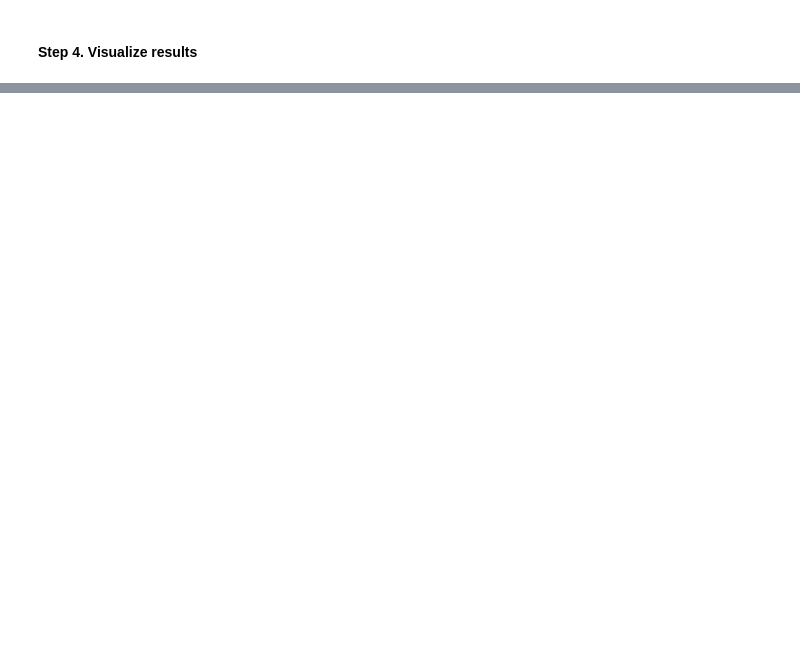
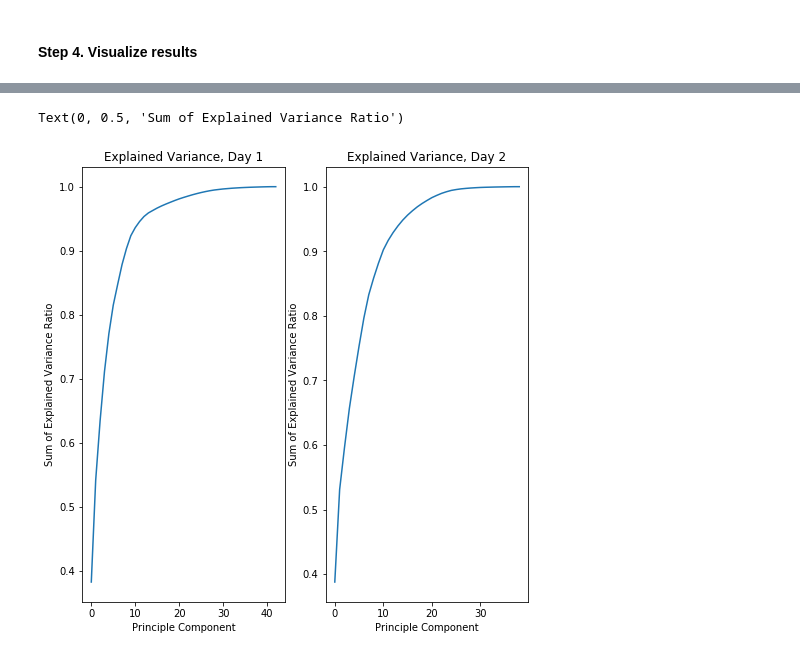
Before and after one commit to nerdslab/PyHiWA, a Jupyter notebook: HiWA-Demo.ipynb, the cells around one changed output, grey strips where cells are left out. Saved outputs shown, nothing was run; the diff lists cells and outputs as text; code cells hidden in the pictures; blank space fills up the shorter version.

```diff
--- a/HiWA-Demo.ipynb
+++ b/HiWA-Demo.ipynb
@@ -359,0 +358,16 @@ c = plt.imshow(hwa.diagnostics['C'])
+# %%
+from scipy.stats import zscore
+_, s1, _ = np.linalg.svd(zscore(ft1, axis=1))
+_, s2, _ = np.linalg.svd(zscore(ft2, axis=1))
+fig, axes = plt.subplots(1, 2, figsize=(8, 8))
+axes[0].plot(np.cumsum(s1) / np.sum(s1))
+axes[0].set_title('Explained Variance, Day 1')
+axes[0].set_xlabel('Principle Component')
+axes[0].set_ylabel('Sum of Explained Variance Ratio')
+axes[1].plot(np.cumsum(s2) / np.sum(s2))
+axes[1].set_title('Explained Variance, Day 2')
+axes[1].set_xlabel('Principle Component')
+axes[1].set_ylabel('Sum of Explained Variance Ratio')
+# %% [output]
+Text(0, 0.5, 'Sum of Explained Variance Ratio')
+[figure, added]
```
Also changed, not shown: parts of 8 cells of this notebook.
